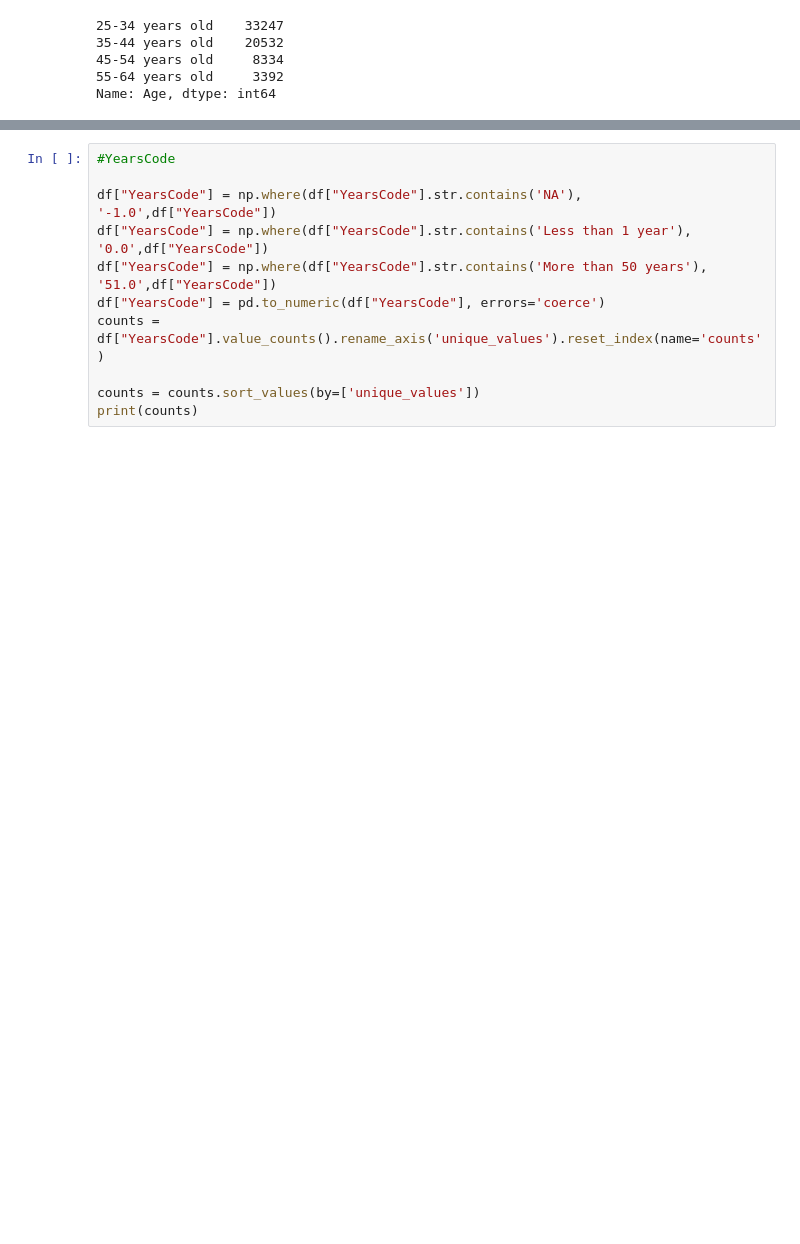
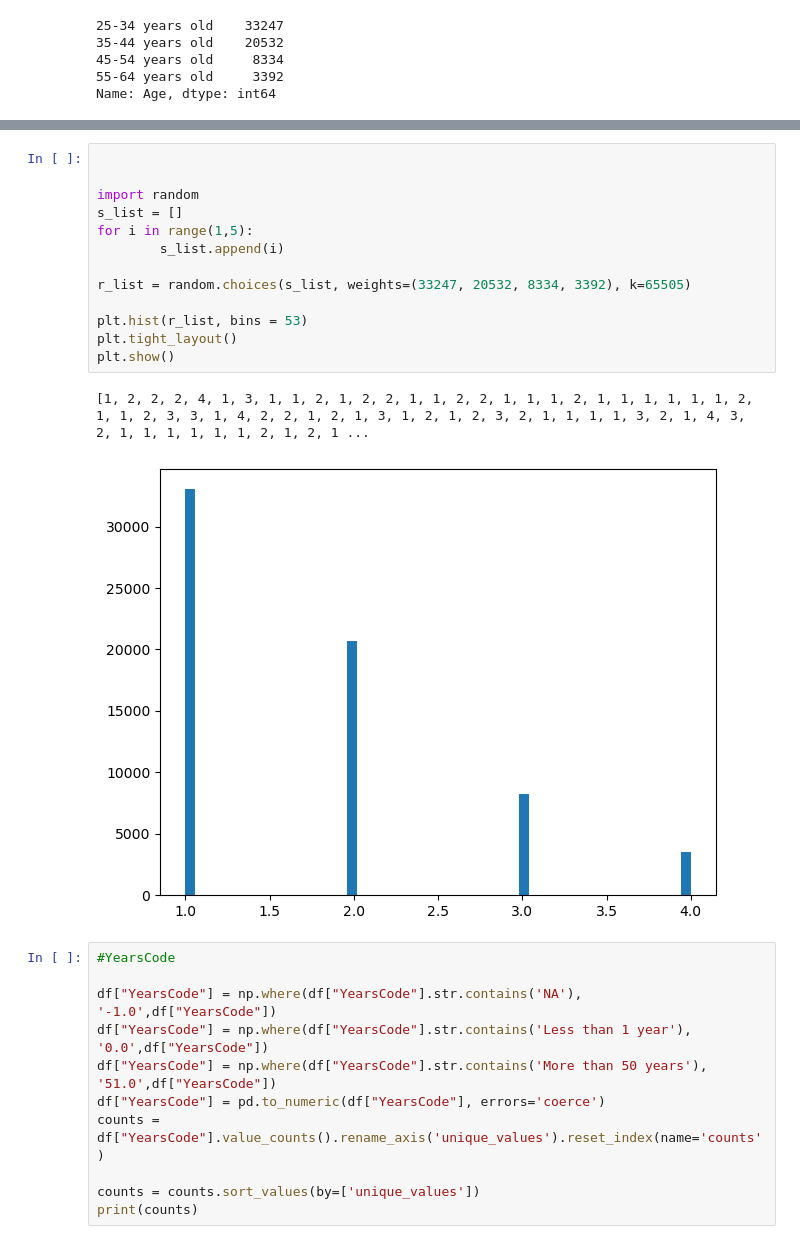
Before and after one commit to decvfox/PfDA_Project_2, a Jupyter notebook: Project_1.ipynb, the cells around one changed output, grey strips where cells are left out. Cells and saved outputs as stored; diff of their text form; blank space fills up the shorter version.

```diff
--- a/Project_1.ipynb
+++ b/Project_1.ipynb
@@ -144,4 +150,20 @@ plt.show()
 [figure]
+# %%
+
+
+import random
+s_list = []
+for i in range(1,5):
+        s_list.append(i)
+
+r_list = random.choices(s_list, weights=(33247, 20532, 8334, 3392), k=65505)
+
+plt.hist(r_list, bins = 53)
+plt.tight_layout()
+plt.show()
+# %% [output]
+[1, 2, 2, 2, 4, 1, 3, 1, 1, 2, 1, 2, 2, 1, 1, 2, 2, 1, 1, 1, 2, 1, 1, 1, 1, 1, 1, 2, 1, 1, 2, 3, 3, 1, 4, 2, 2, 1, 2, 1, 3, 1, 2, 1, 2, 3, 2, 1, 1, 1, 1, 3, 2, 1, 4, 3, 2, 1, 1, 1, 1, 1, 1, 2, 1, 2, 1 ...
+[figure, added]
 # %%
 #YearsCode
 
```
Also changed, not shown: parts of 4 cells of this notebook.
